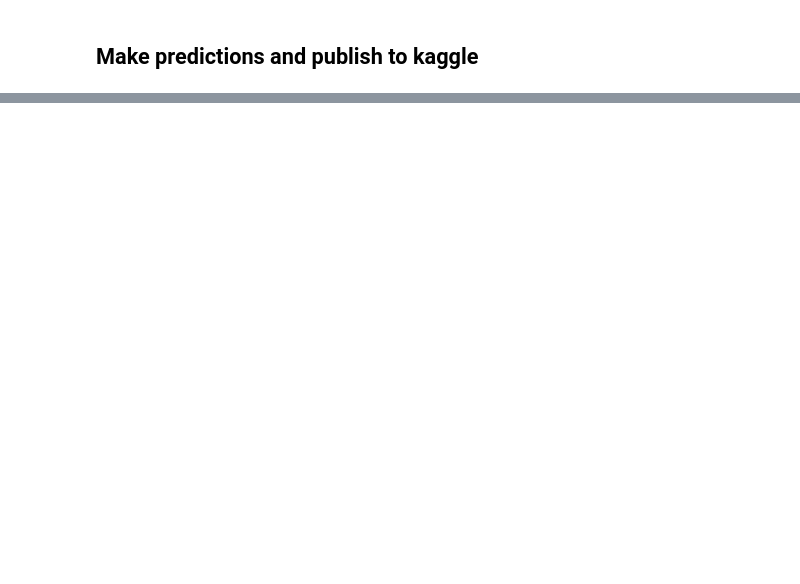
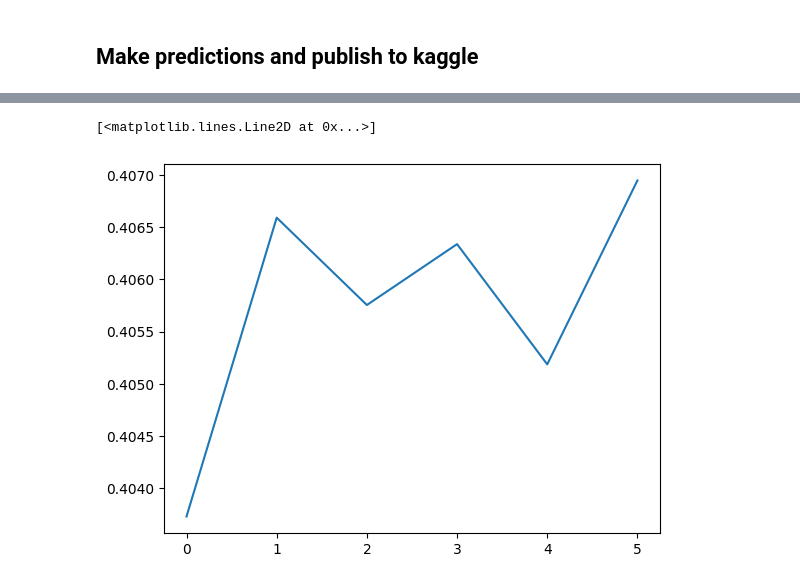
Before and after one commit to vjpaij/NLP-Insincere-Bag-Of-Words, a Jupyter notebook: bag_of_words.ipynb, the cells around one changed output, grey strips where cells are left out. Drawn from its saved outputs; the diff is of its cells as text; code cells hidden in the pictures; blank space fills up the shorter version.

```diff
--- a/bag_of_words.ipynb
+++ b/bag_of_words.ipynb
@@ -283,0 +785,5 @@ sub_df.to_csv('submission.csv', index=None)
+# %%
+plt.plot(f1s, label='F1 Score')
+# %% [output]
+[<matplotlib.lines.Line2D at 0x...>]
+[figure, added]
```
Also changed, not shown: parts of 86 cells of this notebook, 4 other files.
